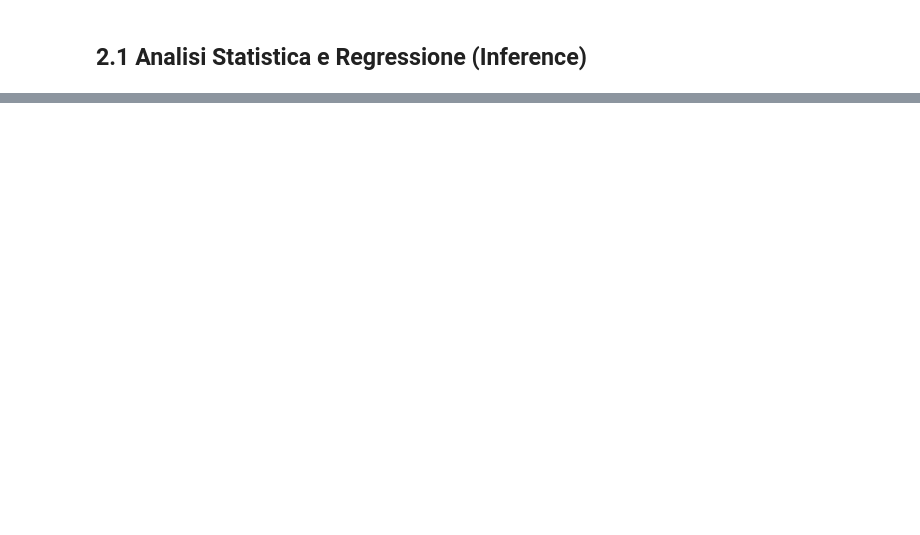
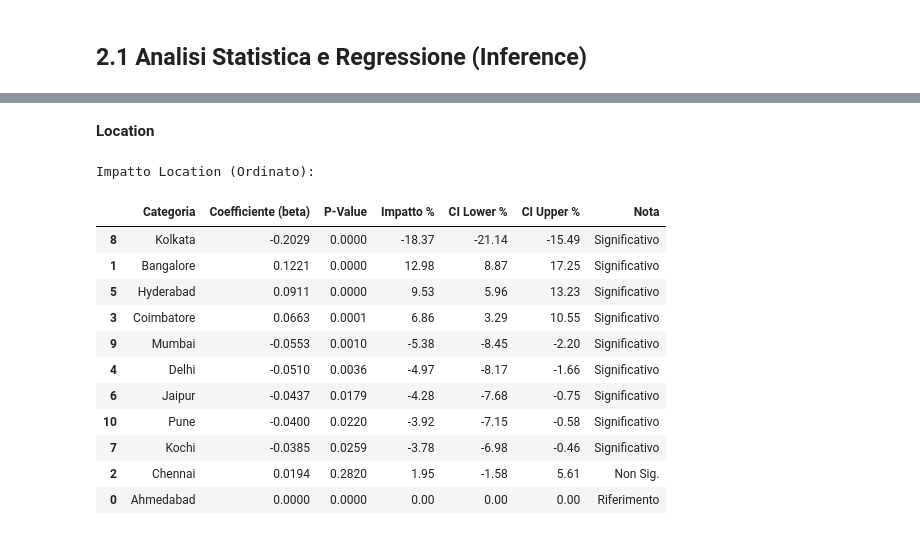
Before and after one commit to fragreco04/progetto-fad-2526, a Jupyter notebook: notebooks/completed/project.ipynb, the cells around one changed output, grey strips where cells are left out. Drawn from its saved outputs; the diff is of its cells as text; code cells hidden in the pictures; blank space fills up the shorter version.

```diff
--- a/notebooks/completed/project.ipynb
+++ b/notebooks/completed/project.ipynb
@@ -2030,12 +2004,0 @@ df['Owner_Type_Dummy'] = df['Owner_Type'].map({
-# %%
-import statsmodels.api as sm
-
-y_inference = df['Price']
-vars_da_usare = ['Age', 'Kilometers_Driven', 'Mileage', 'Engine', 'Power', 'Owner_Type', 'Fuel_Type', 'Seats']
-x_inference = df[vars_da_usare].copy()
-
-x_inference_final = sm.add_constant(x_inference)
-
-model = sm.OLS(y_inference, x_inference_final).fit()
-
-print(model.summary())
@@ -2043,0 +2022,12 @@ ValueError: Pandas data cast to numpy dtype of object. Check input data with np.
+# %%
+import pandas as pd
+
+# Preparazione del Dataset per il Modeling
+y = df['Price'].copy()
+
+vars_da_escludere = ['Brand', 'Price']
+X = df.drop(columns=vars_da_escludere).copy()
+
+# Creazione Variabili Dummy
+vars_to_dummy = ['Brand_Category', 'Location', 'Fuel_Type', 'Transmission', 'Owner_Type', 'Seats']
+X = pd.get_dummies(X, columns=vars_to_dummy, drop_first=True, dtype=int)
@@ -2043,0 +2047,8 @@ ValueError: Pandas data cast to numpy dtype of object. Check input data with np.
+# %%
+y_inference = y.copy()
+X_inference = X.copy()
+
+X_inference = sm.add_constant(X_inference)
+model_slr = sm.OLS(y_inference, X_inference).fit()
+
+print(model_slr.summary())
@@ -2043,0 +2304,19 @@ ValueError: Pandas data cast to numpy dtype of object. Check input data with np.
+# %% [markdown]
+**Location**
+# %%
+print("\nImpatto Location (Ordinato):")
+display(df_categorie['Location'])
+# %% [output]
+Impatto Location (Ordinato):
+|  | Categoria | Coefficiente (beta) | P-Value | Impatto % | CI Lower % | CI Upper % | Nota |
+| 8 | Kolkata | -0.2029 | 0.0000 | -18.37 | -21.14 | -15.49 | Significativo |
+| 1 | Bangalore | 0.1221 | 0.0000 | 12.98 | 8.87 | 17.25 | Significativo |
+| 5 | Hyderabad | 0.0911 | 0.0000 | 9.53 | 5.96 | 13.23 | Significativo |
+| 3 | Coimbatore | 0.0663 | 0.0001 | 6.86 | 3.29 | 10.55 | Significativo |
+| 9 | Mumbai | -0.0553 | 0.0010 | -5.38 | -8.45 | -2.20 | Significativo |
+| 4 | Delhi | -0.0510 | 0.0036 | -4.97 | -8.17 | -1.66 | Significativo |
+| 6 | Jaipur | -0.0437 | 0.0179 | -4.28 | -7.68 | -0.75 | Significativo |
+| 10 | Pune | -0.0400 | 0.0220 | -3.92 | -7.15 | -0.58 | Significativo |
+| 7 | Kochi | -0.0385 | 0.0259 | -3.78 | -6.98 | -0.46 | Significativo |
+| 2 | Chennai | 0.0194 | 0.2820 | 1.95 | -1.58 | 5.61 | Non Sig. |
+| 0 | Ahmedabad | 0.0000 | 0.0000 | 0.00 | 0.00 | 0.00 | Riferimento |
```
Also changed, not shown: parts of 46 cells of this notebook.
